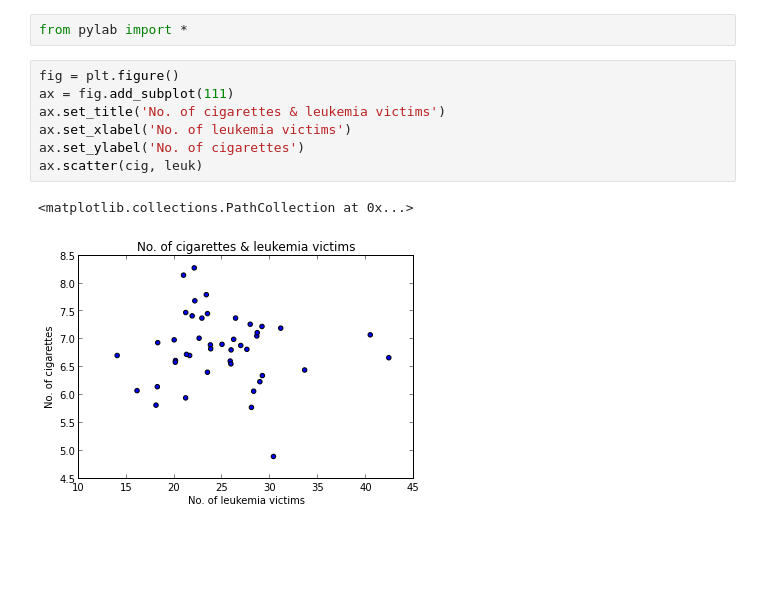
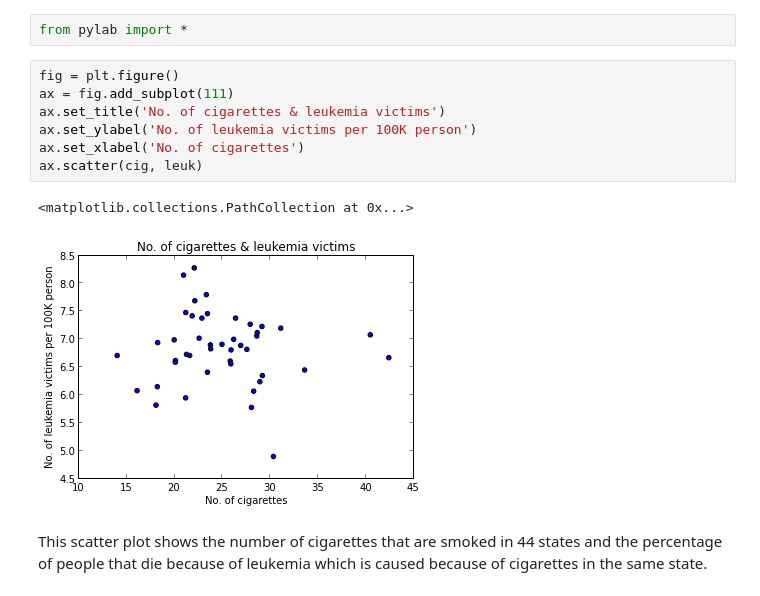
Before and after one commit to lubna13-meet/MEET-YL1, a Jupyter notebook: project/Project.ipynb, the cells around one changed output. Saved outputs shown, nothing was run; the diff lists cells and outputs as text; blank space fills up the shorter version.

Commit message:
Project finished - 2 plots

```diff
--- a/project/Project.ipynb
+++ b/project/Project.ipynb
@@ -24,10 +24,12 @@ from pylab import *
 # %%
 fig = plt.figure()
 ax = fig.add_subplot(111)
 ax.set_title('No. of cigarettes & leukemia victims')
-ax.set_xlabel('No. of leukemia victims')
-ax.set_ylabel('No. of cigarettes')
+ax.set_ylabel('No. of leukemia victims per 100K person')
+ax.set_xlabel('No. of cigarettes')
 ax.scatter(cig, leuk)
 # %% [output]
 <matplotlib.collections.PathCollection at 0x...>
-[figure, old version]
+[figure, new version]
+# %% [markdown]
+This scatter plot shows the number of cigarettes that are smoked in 44 states and the percentage of people that die because of leukemia which is caused because of cigarettes in the same state.
```
Also changed, not shown: parts of 4 cells of this notebook.
